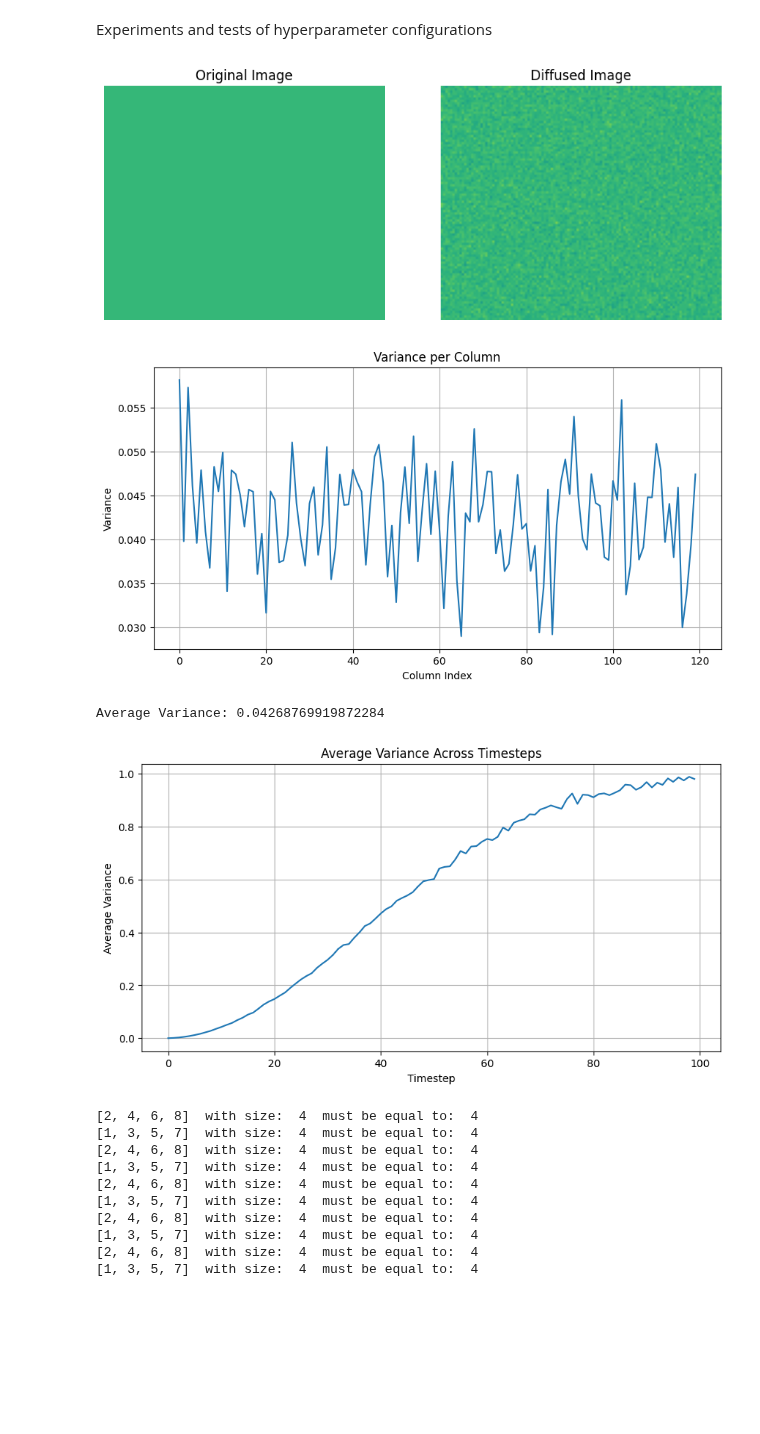
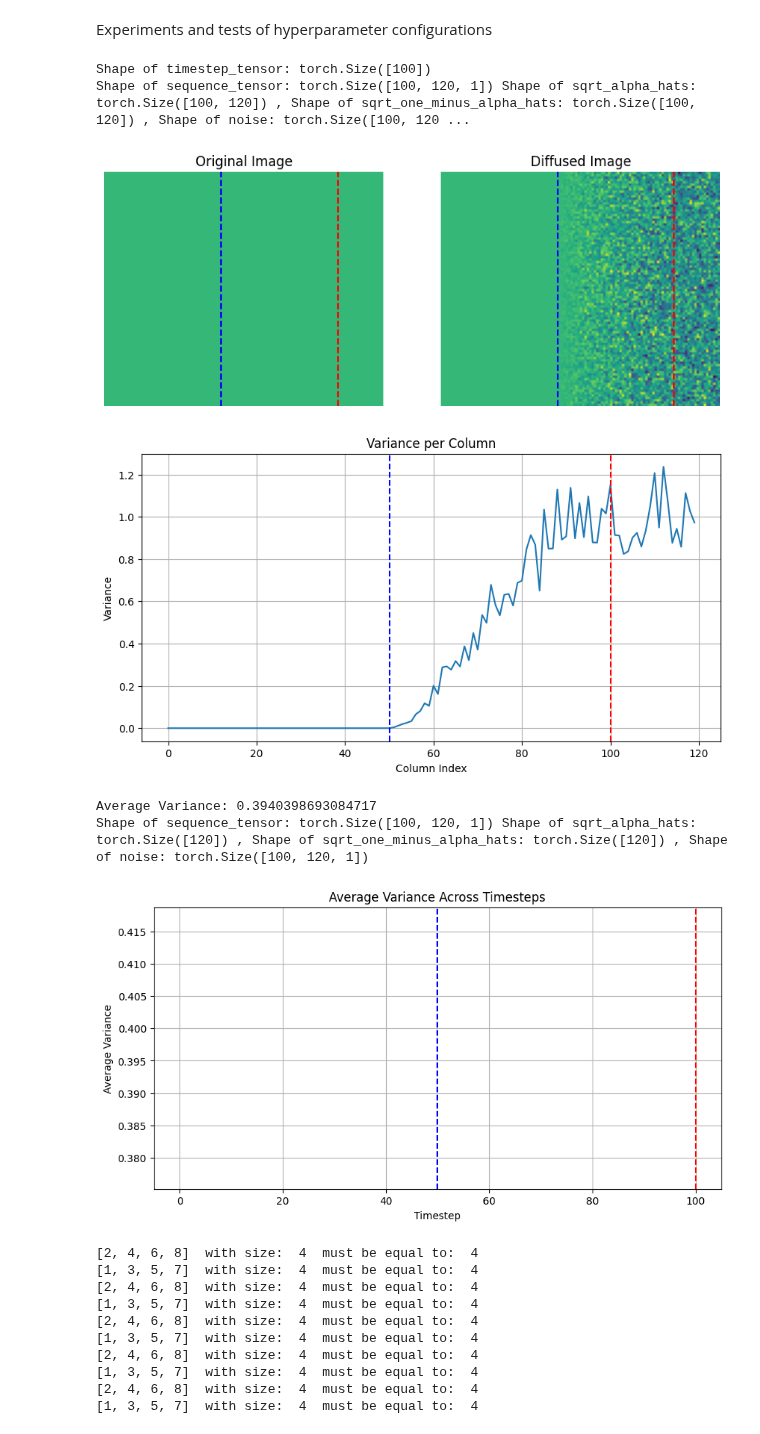
Before and after one commit to AntonBertelsen/GestureGeneration, a Jupyter notebook: DiffuseStyleGestureReproduced/v1_diffusion_testing_ground.ipynb, the cells around one changed output. Drawn from its saved outputs; the diff is of its cells as text; code cells hidden in the pictures; blank space fills up the shorter version.

```diff
--- a/DiffuseStyleGestureReproduced/v1_diffusion_testing_ground.ipynb
+++ b/DiffuseStyleGestureReproduced/v1_diffusion_testing_ground.ipynb
@@ -14,28 +14,30 @@ device = torch.device(
     "cpu")
 # %%
 # Initialize the diffusion class
-# diffusion = SlidingDiffusion(
-#     num_clean_frames = 50,
-#     num_denoise_frames = 50,
-#     num_noise_frames = 20,
-#     num_timestep_stackings = 10,
-#     noise_schedule = Diffusion.linear_schedule(0.00015, 0.15),
-#    device = device
+diffusion = SlidingDiffusion(
+    num_clean_frames = 50,
+    num_denoise_frames = 50,
+    num_noise_frames = 20,
+    num_timestep_stackings = 1,
+    noise_schedule = Diffusion.linear_schedule(0.00015, 0.15),
+   device = device
+)
+
+# diffusion = NormalDiffusion(
+#     num_timesteps=100,
+#     sequence_length=120,
+#     noise_schedule=Diffusion.linear_schedule(0.00015, 0.075),
+#     device=device
 # )
 
-diffusion = NormalDiffusion(
-    num_timesteps=100,
-    sequence_length=120,
-    noise_schedule=Diffusion.linear_schedule(0.00015, 0.075),
-    device=device
-)
-
 # Create a tensor that is all white so we can see the noising process removing details
-image = torch.ones((100, 120))
+image = torch.ones((100, 120, 1))
 image = image.to(device)
 
+
+timestep_tensor = torch.zeros((100,), device=device, dtype=torch.int)
 # Run the forward diffusion function
-transformed_image = diffusion.forward(sequence_tensor = image, timestep=10)
+transformed_image = diffusion.forward(sequence_tensor = image, timestep=timestep_tensor)
 
 # Draw both images next to each other in the python notebook
 import matplotlib.pyplot as plt
@@ -80,39 +82,42 @@ plt.grid(True)
 if isinstance(diffusion, SlidingDiffusion):
     # Draw vertical lines at num_of_pre_timestep_frames and num_of_timestep_frames
     line_x = diffusion.num_clean_frames
     plt.axvline(x=line_x, color='blue', linestyle='--', label='Pre-timestep frames')
     plt.axvline(x=line_x + diffusion.num_denoise_frames, color='red', linestyle='--', label='Timestep frames')
 
 plt.show()
 
 # print the average variance
 print("Average Variance:", torch.mean(variances).item())
 
 
 # plot the average variance across different timesteps
-timesteps = torch.arange(0, diffusion.num_timesteps)
-average_variance = torch.zeros(diffusion.num_timesteps)
+timesteps = torch.arange(0, diffusion.number_of_timesteps)
+average_variance = torch.zeros(diffusion.number_of_timesteps)
 for t in timesteps:
     transformed_image = diffusion.forward(sequence_tensor=image, timestep=t)
     average_variance[t] = torch.mean(torch.var(transformed_image, dim=0))
 
 plt.figure(figsize=(10, 5))
 plt.plot(timesteps.cpu().numpy(), average_variance.cpu().numpy())
 plt.title("Average Variance Across Timesteps")
 plt.xlabel("Timestep")
 plt.ylabel("Average Variance")
 plt.grid(True)
 if isinstance(diffusion, SlidingDiffusion):
     # Draw vertical lines at num_of_pre_timestep_frames and num_of_timestep_frames
     line_x = diffusion.num_clean_frames
     plt.axvline(x=line_x, color='blue', linestyle='--', label='Pre-timestep frames')
     plt.axvline(x=line_x + diffusion.num_denoise_frames, color='red', linestyle='--', label='Timestep frames')
 plt.show()
 # %% [output]
+Shape of timestep_tensor: torch.Size([100])
+Shape of sequence_tensor: torch.Size([100, 120, 1]) Shape of sqrt_alpha_hats: torch.Size([100, 120]) , Shape of sqrt_one_minus_alpha_hats: torch.Size([100, 120]) , Shape of noise: torch.Size([100, 120 ...
-[figure, old version]
+[figure, new version]
-[figure, old version]
+[figure, new version]
-Average Variance: 0.04268769919872284
+Average Variance: 0.3940398693084717
+Shape of sequence_tensor: torch.Size([100, 120, 1]) Shape of sqrt_alpha_hats: torch.Size([120]) , Shape of sqrt_one_minus_alpha_hats: torch.Size([120]) , Shape of noise: torch.Size([100, 120, 1])
-[figure, old version]
+[figure, new version]
 # %%
 num_of_timestap_stackings = 2
 time_step_stacking_indexs = [0, 1, 2, 3, 4, 5, 6, 7, 8, 9]
```
Also changed, not shown: parts of 1 cell of this notebook, 7 other files.
